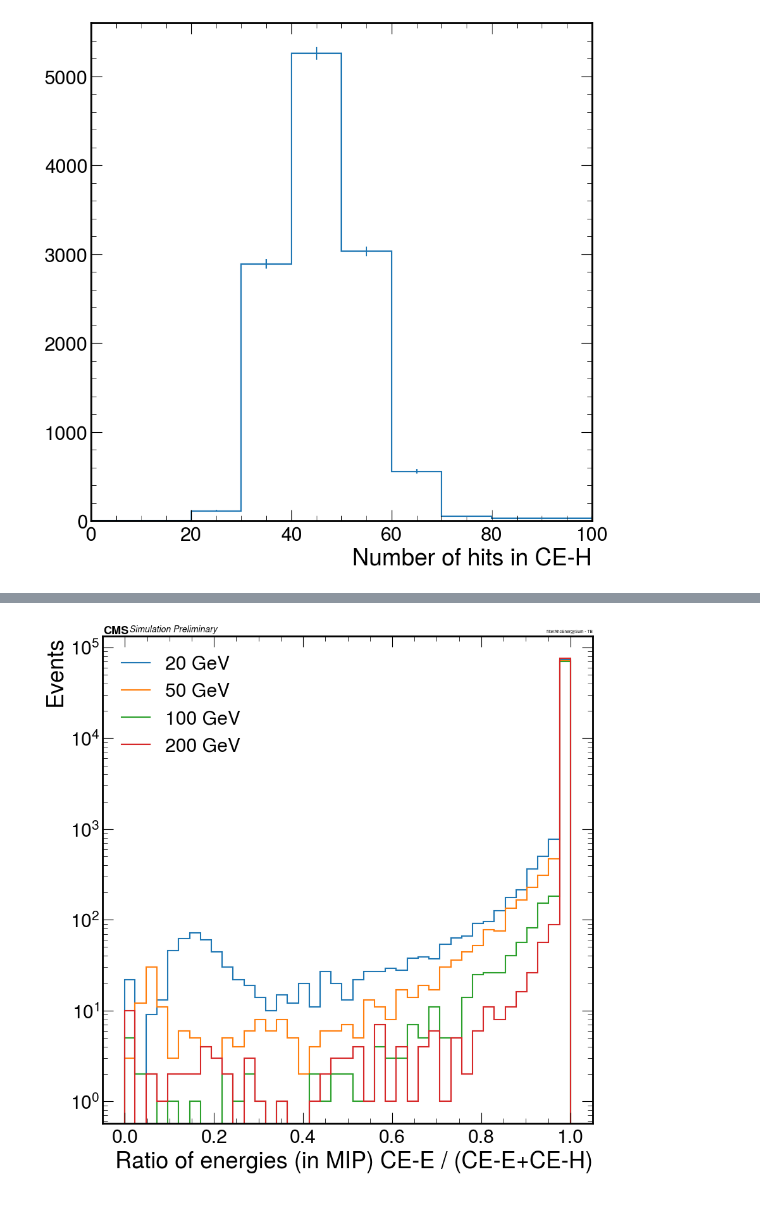
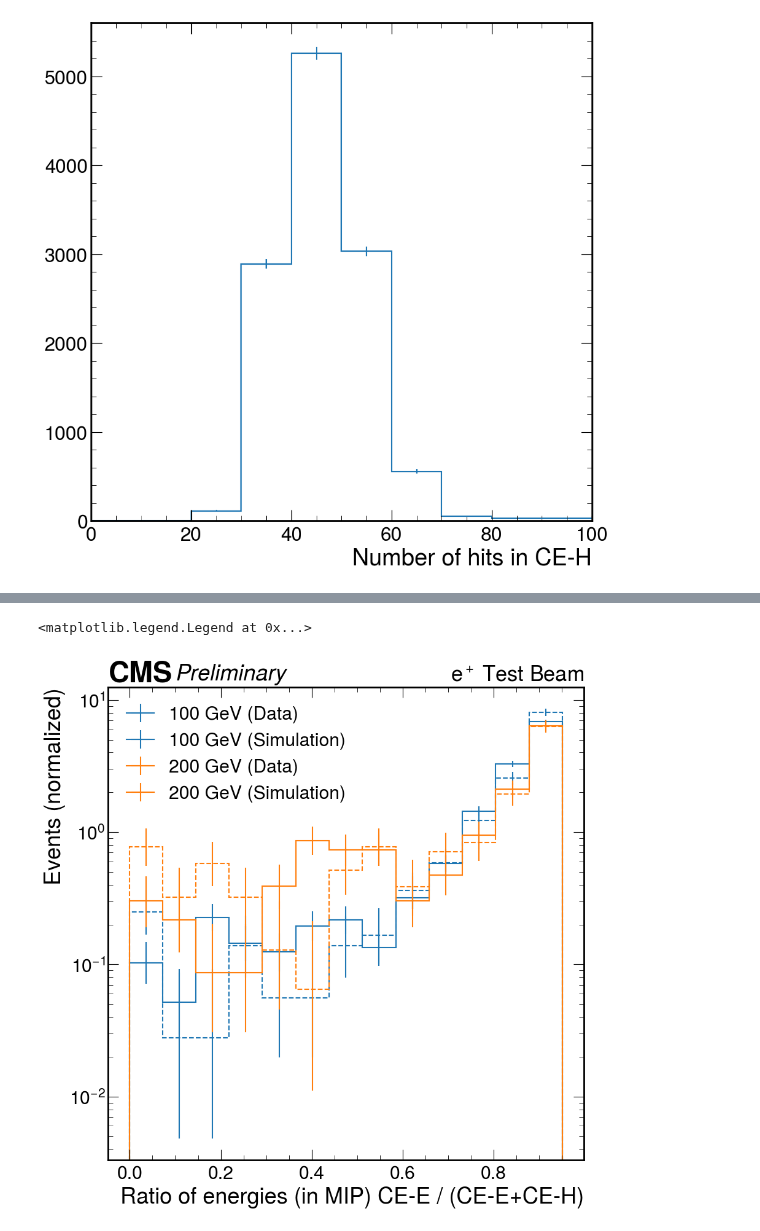
Before and after one commit to tcuisset/HgcalClue3DClusteringPlotting, a Jupyter notebook: rechits/protonSelection.ipynb, the cells around one changed output, grey strips where cells are left out. Cells and saved outputs as stored; diff of their text form; code cells hidden in the pictures.

```diff
--- a/rechits/protonSelection.ipynb
+++ b/rechits/protonSelection.ipynb
@@ -248,4 +224,35 @@ makeMultiBeamEnergyPlots("v46", plotParams=dict(lumiText="Sim, no filter on AHCA
-# %%
-makeMultiBeamEnergyPlots("v46", ratioCompParam=dict(filterAhcEnergySum=True), plotParams=dict(lumiText="filterAhcEnergySum -"))
-# %% [output]
-[figure, removed]
+# %%
+import matplotlib.colors as mcolors
+hists = []
+labels = []
+kwargs = []
+colors = iter(mcolors.TABLEAU_COLORS)
+colors_kwarg = []
+linestyle_kwarg = []
+for energy in [100, 200]:
+    color = next(colors)
+    hists.append(ratioComps_data[energy].h)
+    labels.append(f"{energy} GeV (Data)")
+    colors_kwarg.append(color)
+    linestyle_kwarg.append("-")
+
+    hists.append(ratioComps_sim_filter[energy].h)
+    labels.append(f"{energy} GeV (Simulation)")
+    kwargs.append(dict(color=color, linestyle="--"))
+    colors_kwarg.append(color)
+    linestyle_kwarg.append("--")
+
+hists = [h[::hist.rebin(3), ::sum] for h in hists]
+plt.figure()
+hep.histplot(hists, label=labels, yerr=True, flow="none", density=True, color=colors_kwarg, linestyle=linestyle_kwarg)
+ax = plt.gca()
+ax.set_yscale("log")
+ax.set_xlabel(r"Ratio of energies (in MIP) CE-E / (CE-E+CE-H)")
+ax.set_ylabel("Events (normalized)")
+
+hep.cms.text("Preliminary", ax=ax)
+hep.cms.lumitext("$e^+$ Test Beam", ax=ax)
+ax.legend()
+# %% [output]
+<matplotlib.legend.Legend at 0x...>
+[figure, added]
```
Also changed, not shown: parts of 11 cells of this notebook.
